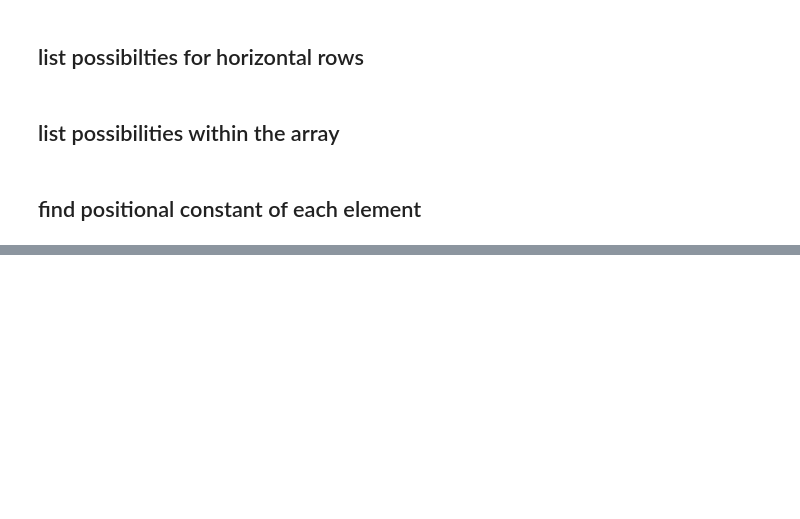
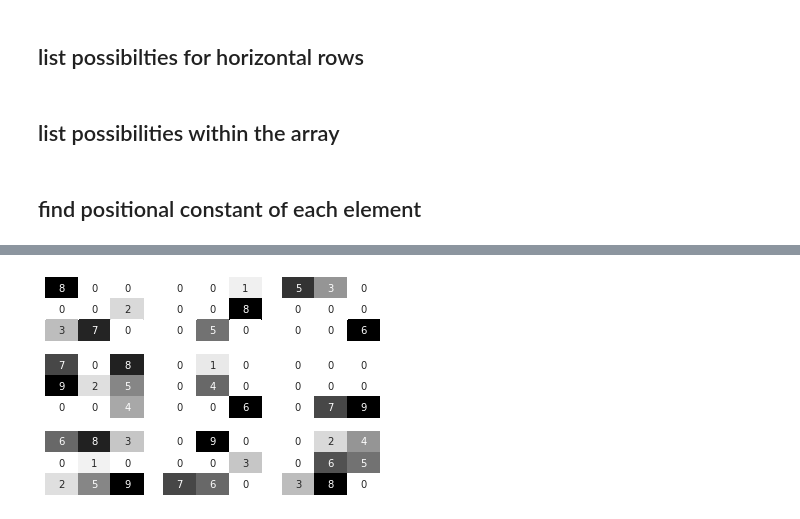
Before and after one commit to thanakijwanavit/sudoku, a Jupyter notebook: sudoku solver.ipynb, the cells around one changed output, grey strips where cells are left out. Cells and saved outputs as stored; diff of their text form; code cells hidden in the pictures; blank space fills up the shorter version.

```diff
--- a/sudoku solver.ipynb
+++ b/sudoku solver.ipynb
@@ -220,0 +215,4 @@ for ax,dfi in zip(np.swapaxes(axn,0,1).flat,df):
+# %%
+plot(np.load('puzzle.npy'))
+# %% [output]
+[figure, added]
```
Also changed, not shown: parts of 8 cells of this notebook, 6 other files.
